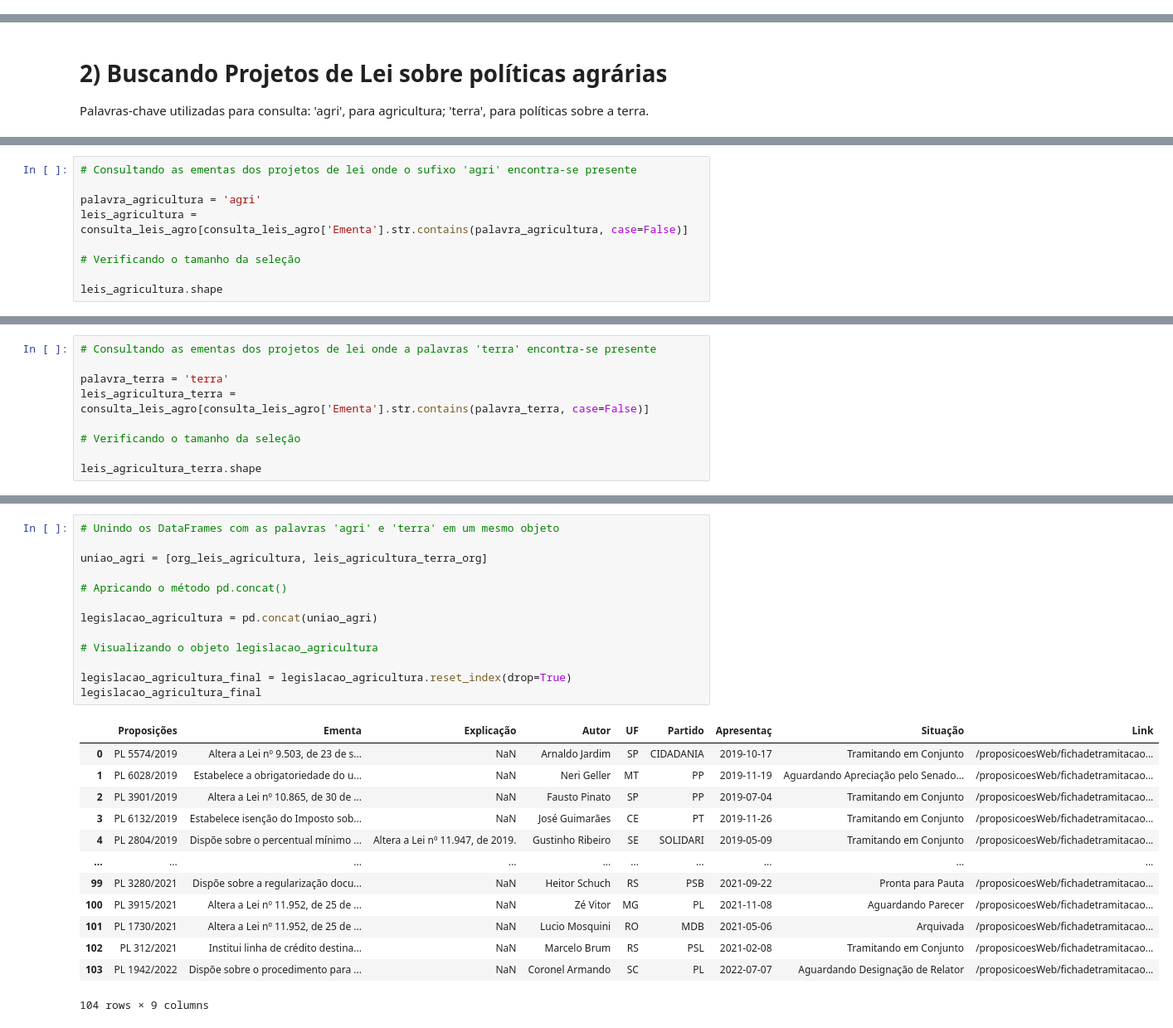
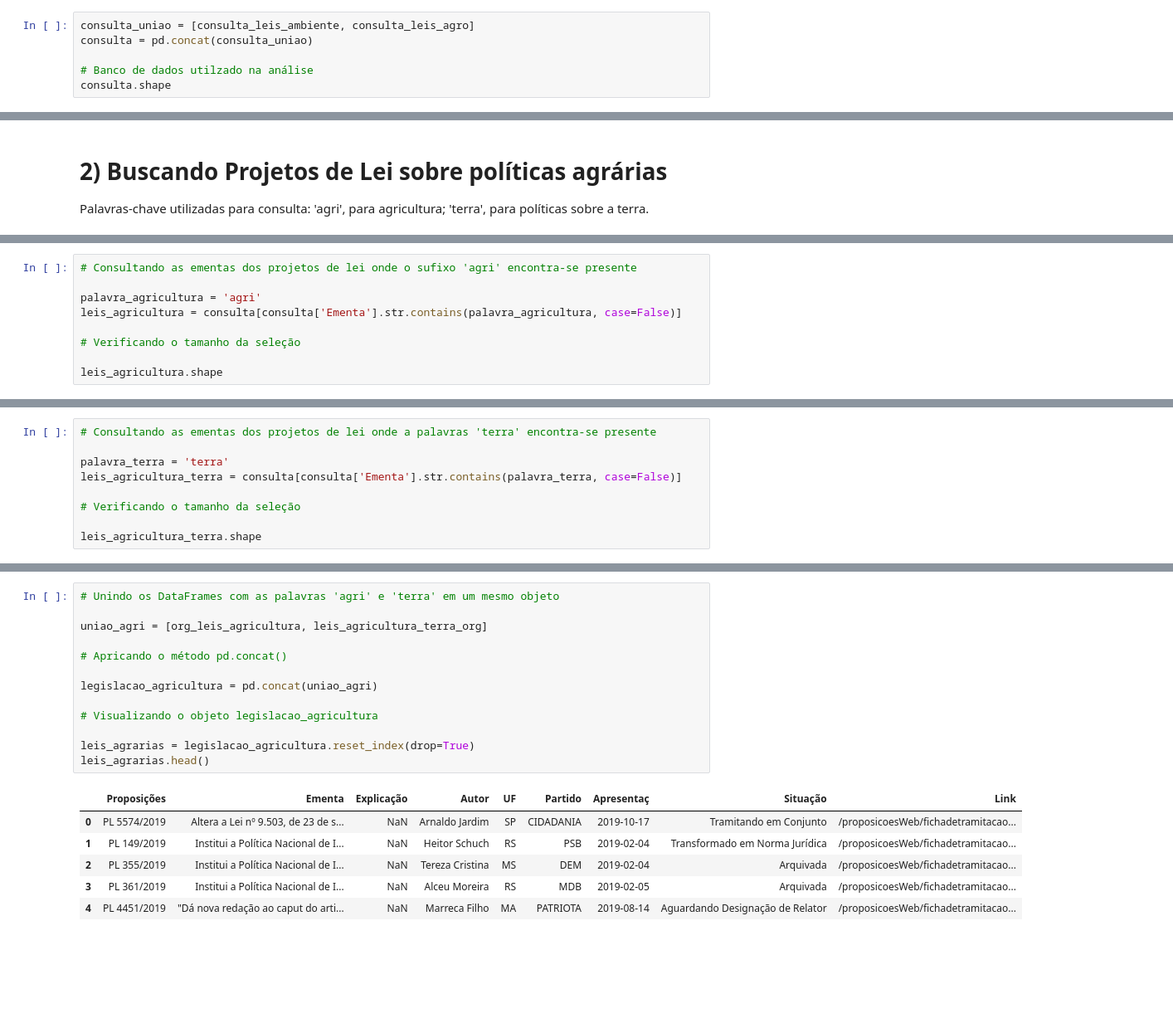
Before and after one commit to joaoleon/agrarian-and-environmental-policies, a Jupyter notebook: leis_meio_ambiente_agricultura.ipynb, the cells around one changed output, grey strips where cells are left out. Shown at 83% size. Saved outputs shown, nothing was run; the diff lists cells and outputs as text; blank space fills up the shorter version.

Commit message:
Análise exploratória

```diff
--- a/leis_meio_ambiente_agricultura.ipynb
+++ b/leis_meio_ambiente_agricultura.ipynb
@@ -12,0 +77,6 @@ from datetime import date
+# %%
+consulta_uniao = [consulta_leis_ambiente, consulta_leis_agro]
+consulta = pd.concat(consulta_uniao)
+
+# Banco de dados utilzado na análise
+consulta.shape
@@ -168,7 +177,7 @@ print(consulta_leis_agro.shape)
 # Consultando as ementas dos projetos de lei onde o sufixo 'agri' encontra-se presente
 
 palavra_agricultura = 'agri'
-leis_agricultura = consulta_leis_agro[consulta_leis_agro['Ementa'].str.contains(palavra_agricultura, case=False)]
+leis_agricultura = consulta[consulta['Ementa'].str.contains(palavra_agricultura, case=False)]
 
 # Verificando o tamanho da seleção
 
@@ -200,7 +202,7 @@ org_leis_agricultura
 # Consultando as ementas dos projetos de lei onde a palavras 'terra' encontra-se presente
 
 palavra_terra = 'terra'
-leis_agricultura_terra = consulta_leis_agro[consulta_leis_agro['Ementa'].str.contains(palavra_terra, case=False)]
+leis_agricultura_terra = consulta[consulta['Ementa'].str.contains(palavra_terra, case=False)]
 
 # Verificando o tamanho da seleção
 
@@ -232,30 +226,23 @@ leis_agricultura_terra_org
 # %%
 # Unindo os DataFrames com as palavras 'agri' e 'terra' em um mesmo objeto
 
 uniao_agri = [org_leis_agricultura, leis_agricultura_terra_org]
 
 # Apricando o método pd.concat()
 
 legislacao_agricultura = pd.concat(uniao_agri)
 
 # Visualizando o objeto legislacao_agricultura
 
-legislacao_agricultura_final = legislacao_agricultura.reset_index(drop=True)
-legislacao_agricultura_final
+leis_agrarias = legislacao_agricultura.reset_index(drop=True)
+leis_agrarias.head()
 # %% [output]
 |  | Proposições | Ementa | Explicação | Autor | UF | Partido | Apresentaç | Situação | Link |
 | 0 | PL 5574/2019 | Altera a Lei nº 9.503, de 23 de s... | NaN | Arnaldo Jardim | SP | CIDADANIA | 2019-10-17 | Tramitando em Conjunto | /proposicoesWeb/fichadetramitacao... |
-| 1 | PL 6028/2019 | Estabelece a obrigatoriedade do u... | NaN | Neri Geller | MT | PP | 2019-11-19 | Aguardando Apreciação pelo Senado... | /proposicoesWeb/fichadetramitacao... |
-| 2 | PL 3901/2019 | Altera a Lei nº 10.865, de 30 de ... | NaN | Fausto Pinato | SP | PP | 2019-07-04 | Tramitando em Conjunto | /proposicoesWeb/fichadetramitacao... |
-| 3 | PL 6132/2019 | Estabelece isenção do Imposto sob... | NaN | José Guimarães | CE | PT | 2019-11-26 | Tramitando em Conjunto | /proposicoesWeb/fichadetramitacao... |
-| 4 | PL 2804/2019 | Dispõe sobre o percentual mínimo ... | Altera a Lei nº 11.947, de 2019. | Gustinho Ribeiro | SE | SOLIDARI | 2019-05-09 | Tramitando em Conjunto | /proposicoesWeb/fichadetramitacao... |
-| ... | ... | ... | ... | ... | ... | ... | ... | ... | ... |
-| 99 | PL 3280/2021 | Dispõe sobre a regularização docu... | NaN | Heitor Schuch | RS | PSB | 2021-09-22 | Pronta para Pauta | /proposicoesWeb/fichadetramitacao... |
-| 100 | PL 3915/2021 | Altera a Lei nº 11.952, de 25 de ... | NaN | Zé Vitor | MG | PL | 2021-11-08 | Aguardando Parecer | /proposicoesWeb/fichadetramitacao... |
-| 101 | PL 1730/2021 | Altera a Lei nº 11.952, de 25 de ... | NaN | Lucio Mosquini | RO | MDB | 2021-05-06 | Arquivada | /proposicoesWeb/fichadetramitacao... |
-| 102 | PL 312/2021 | Institui linha de crédito destina... | NaN | Marcelo Brum | RS | PSL | 2021-02-08 | Tramitando em Conjunto | /proposicoesWeb/fichadetramitacao... |
-| 103 | PL 1942/2022 | Dispõe sobre o procedimento para ... | NaN | Coronel Armando | SC | PL | 2022-07-07 | Aguardando Designação de Relator | /proposicoesWeb/fichadetramitacao... |
+| 1 | PL 149/2019 | Institui a Política Nacional de I... | NaN | Heitor Schuch | RS | PSB | 2019-02-04 | Transformado em Norma Jurídica | /proposicoesWeb/fichadetramitacao... |
+| 2 | PL 355/2019 | Institui a Política Nacional de I... | NaN | Tereza Cristina | MS | DEM | 2019-02-04 | Arquivada | /proposicoesWeb/fichadetramitacao... |
+| 3 | PL 361/2019 | Institui a Política Nacional de I... | NaN | Alceu Moreira | RS | MDB | 2019-02-05 | Arquivada | /proposicoesWeb/fichadetramitacao... |
+| 4 | PL 4451/2019 | "Dá nova redação ao caput do arti... | NaN | Marreca Filho | MA | PATRIOTA | 2019-08-14 | Aguardando Designação de Relator | /proposicoesWeb/fichadetramitacao... |
-104 rows × 9 columns
 # %% [markdown]
 # 3) Unindo os dados sobre Políticas Ambientais e Políticas Agrárias
 # %%
```
Also changed, not shown: parts of 44 cells of this notebook, 1 other file.
